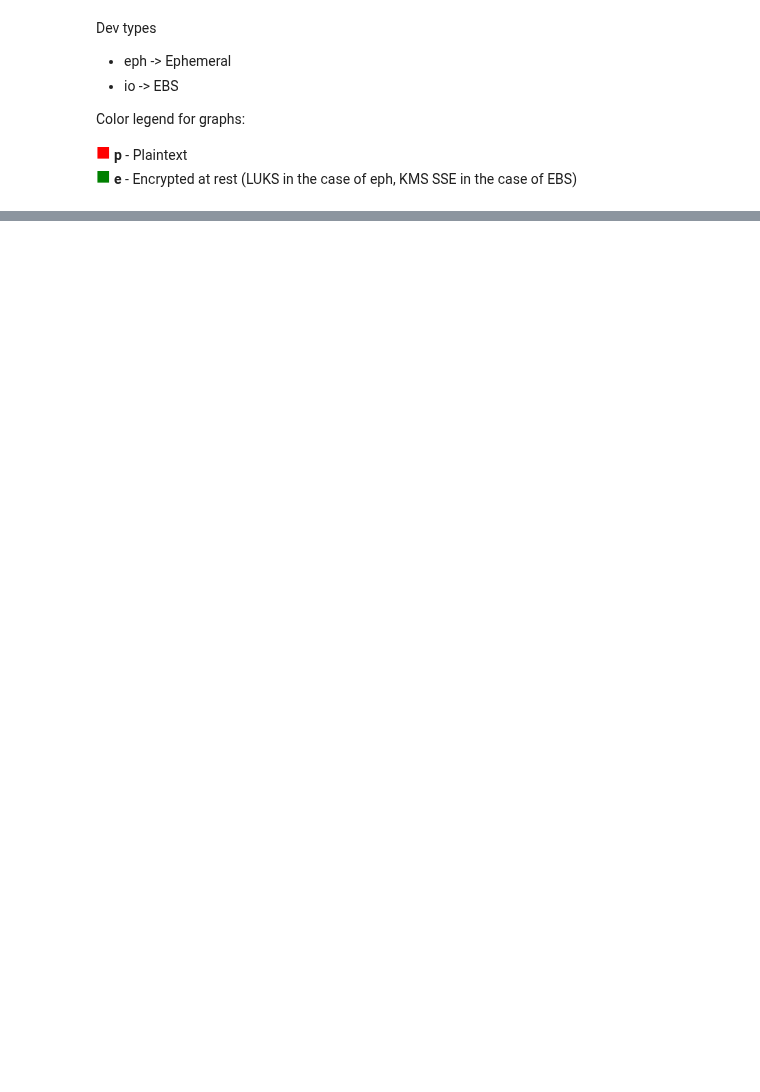
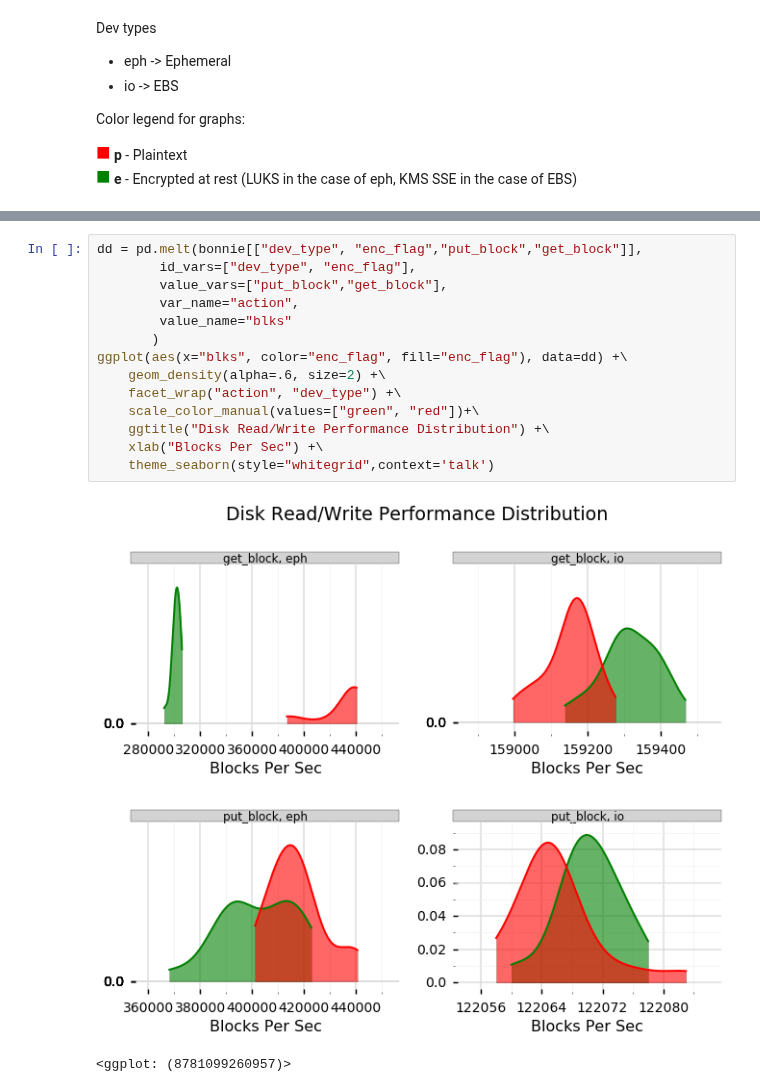
Before and after one commit to philipsoutham/aws-encryption-performance, a Jupyter notebook: To crypto, or not to crypto....ipynb, the cells around one changed output, grey strips where cells are left out. Cells and saved outputs as stored; diff of their text form; blank space fills up the shorter version.

Commit message:
working on disk viz

```diff
--- a/To crypto, or not to crypto....ipynb
+++ b/To crypto, or not to crypto....ipynb
@@ -355,0 +331,17 @@ dd[dd.action=="get_block_cpu"][dd.enc_flag == "e"]
+# %%
+dd = pd.melt(bonnie[["dev_type", "enc_flag","put_block","get_block"]],
+        id_vars=["dev_type", "enc_flag"],
+        value_vars=["put_block","get_block"],
+        var_name="action",
+        value_name="blks"
+       )
+ggplot(aes(x="blks", color="enc_flag", fill="enc_flag"), data=dd) +\
+    geom_density(alpha=.6, size=2) +\
+    facet_wrap("action", "dev_type") +\
+    scale_color_manual(values=["green", "red"])+\
+    ggtitle("Disk Read/Write Performance Distribution") +\
+    xlab("Blocks Per Sec") +\
+    theme_seaborn(style="whitegrid",context='talk')
+# %% [output]
+[figure, added]
+<ggplot: (8781099260957)>
```
Also changed, not shown: parts of 16 cells of this notebook, 26 other files.
